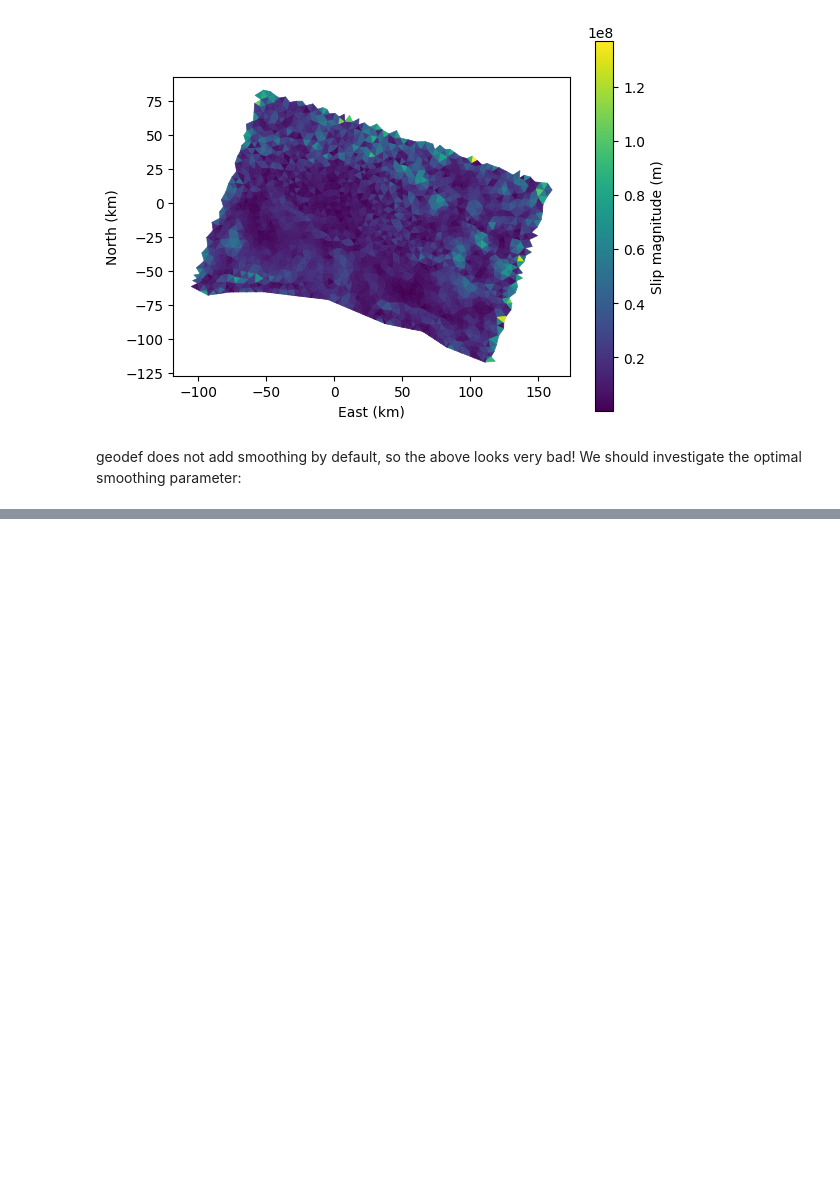
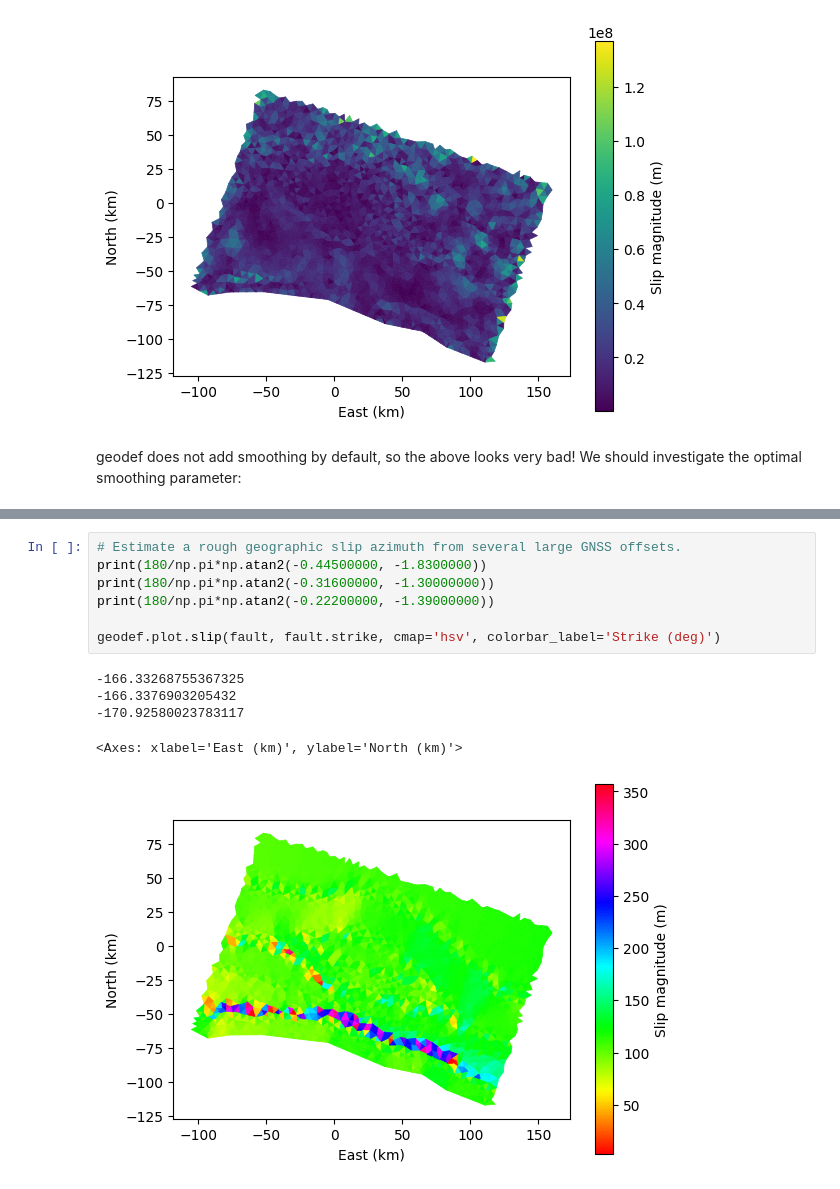
Before and after one commit to ericlindsey/geodef, a Jupyter notebook: examples/gorkha_earthquake/model_gorkha.ipynb, the cells around one changed output, grey strips where cells are left out. Saved outputs shown, nothing was run; the diff lists cells and outputs as text; blank space fills up the shorter version.

```diff
--- a/examples/gorkha_earthquake/model_gorkha.ipynb
+++ b/examples/gorkha_earthquake/model_gorkha.ipynb
@@ -112 +116,14 @@ plt.show()
 [figure]
+# %%
+# Estimate a rough geographic slip azimuth from several large GNSS offsets.
+print(180/np.pi*np.atan2(-0.44500000, -1.8300000))
+print(180/np.pi*np.atan2(-0.31600000, -1.30000000))
+print(180/np.pi*np.atan2(-0.22200000, -1.39000000))
+
+geodef.plot.slip(fault, fault.strike, cmap='hsv', colorbar_label='Strike (deg)')
+# %% [output]
+-166.33268755367325
+-166.3376903205432
+-170.92580023783117
+<Axes: xlabel='East (km)', ylabel='North (km)'>
+[figure, added]
```
Also changed, not shown: parts of 5 cells of this notebook, 14 other files.
